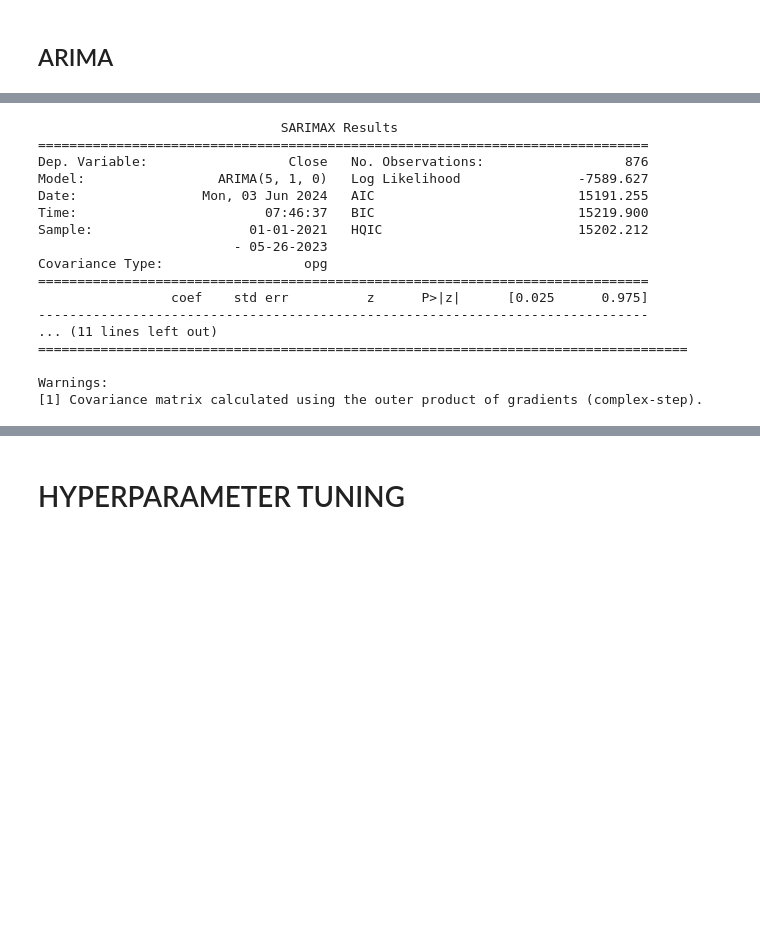
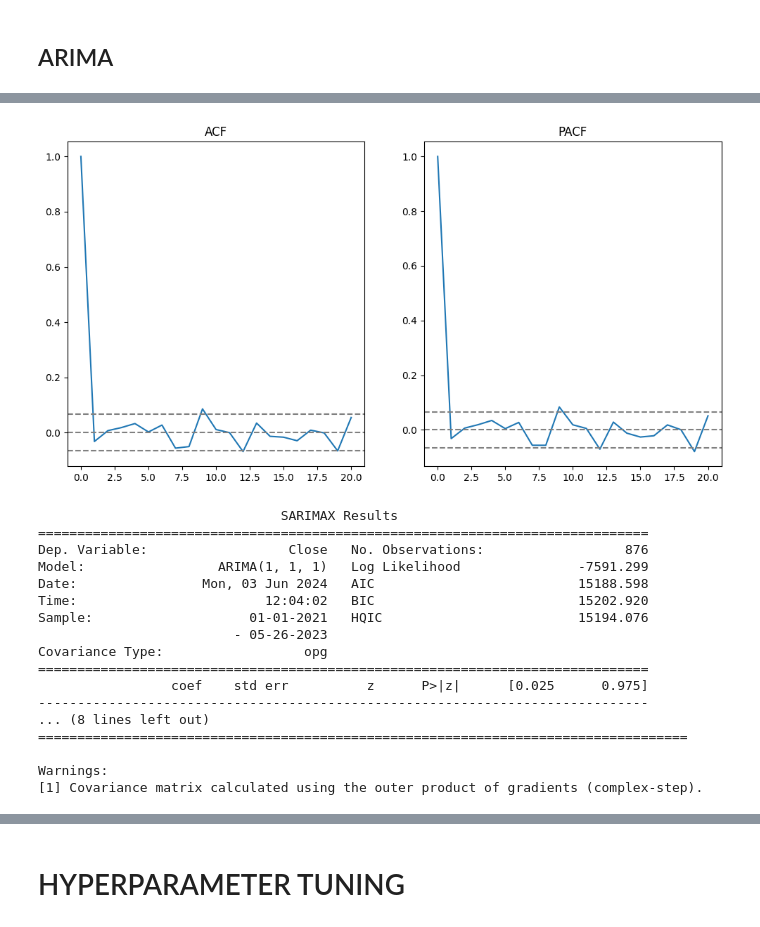
Before and after one commit to adiprrassetyo/forecast-tse-arima, a Jupyter notebook: main.ipynb, the cells around one changed output, grey strips where cells are left out. Cells and saved outputs as stored; diff of their text form; code cells hidden in the pictures; blank space fills up the shorter version.

```diff
--- a/main.ipynb
+++ b/main.ipynb
@@ -365,0 +376,6 @@ result
+# %%
+# Estimasi Parameter Model ARIMA
+# Differencing to make data stationary
+train_btc_diff = arima_train_df['Close'].diff().dropna()
+
+check_stationarity(train_btc_diff)
@@ -366,8 +390,28 @@ result
+# %%
+# Identifikasi Orde ARIMA (p, d, q)
+# ACF and PACF plots
+acf_plot = acf(train_btc_diff, nlags=20)
+pacf_plot = pacf(train_btc_diff, nlags=20)
+
+plt.figure(figsize=(12, 6))
+plt.subplot(121)
+plt.plot(acf_plot)
+plt.axhline(y=0, linestyle='--', color='gray')
+plt.axhline(y=-1.96/np.sqrt(len(train_btc_diff)), linestyle='--', color='gray')
+plt.axhline(y=1.96/np.sqrt(len(train_btc_diff)), linestyle='--', color='gray')
+plt.title('ACF')
+plt.subplot(122)
+plt.plot(pacf_plot)
+plt.axhline(y=0, linestyle='--', color='gray')
+plt.axhline(y=-1.96/np.sqrt(len(train_btc_diff)), linestyle='--', color='gray')
+plt.axhline(y=1.96/np.sqrt(len(train_btc_diff)), linestyle='--', color='gray')
+plt.title('PACF')
+plt.show()
+# %% [output]
+[figure, added]
 # %%
-
-
 # Fit ARIMA model
-model = ARIMA(arima_train_df['Close'], order=(5, 1, 0))  # order=(p,d,q) adjust based on ACF/PACF analysis
+model = ARIMA(arima_train_df, order=(1, 1, 1))  # order=(p,d,q) adjust based on ACF/PACF analysis
 model_fit = model.fit()
 
 # Print summary of the model
@@ -376,16 +420,16 @@ print(model_fit.summary())
                                SARIMAX Results
 ==============================================================================
 Dep. Variable:                  Close   No. Observations:                  876
-Model:                 ARIMA(5, 1, 0)   Log Likelihood               -7589.627
-Date:                Mon, 03 Jun 2024   AIC                          15191.255
-Time:                        07:46:37   BIC                          15219.900
-Sample:                    01-01-2021   HQIC                         15202.212
+Model:                 ARIMA(1, 1, 1)   Log Likelihood               -7591.299
+Date:                Mon, 03 Jun 2024   AIC                          15188.598
+Time:                        12:04:02   BIC                          15202.920
+Sample:                    01-01-2021   HQIC                         15194.076
                          - 05-26-2023
 Covariance Type:                  opg
 ==============================================================================
                  coef    std err          z      P>|z|      [0.025      0.975]
 ------------------------------------------------------------------------------
-... (11 lines left out)
+... (8 lines left out)
 ===================================================================================
 
 Warnings:
```
Also changed, not shown: parts of 7 cells of this notebook.
